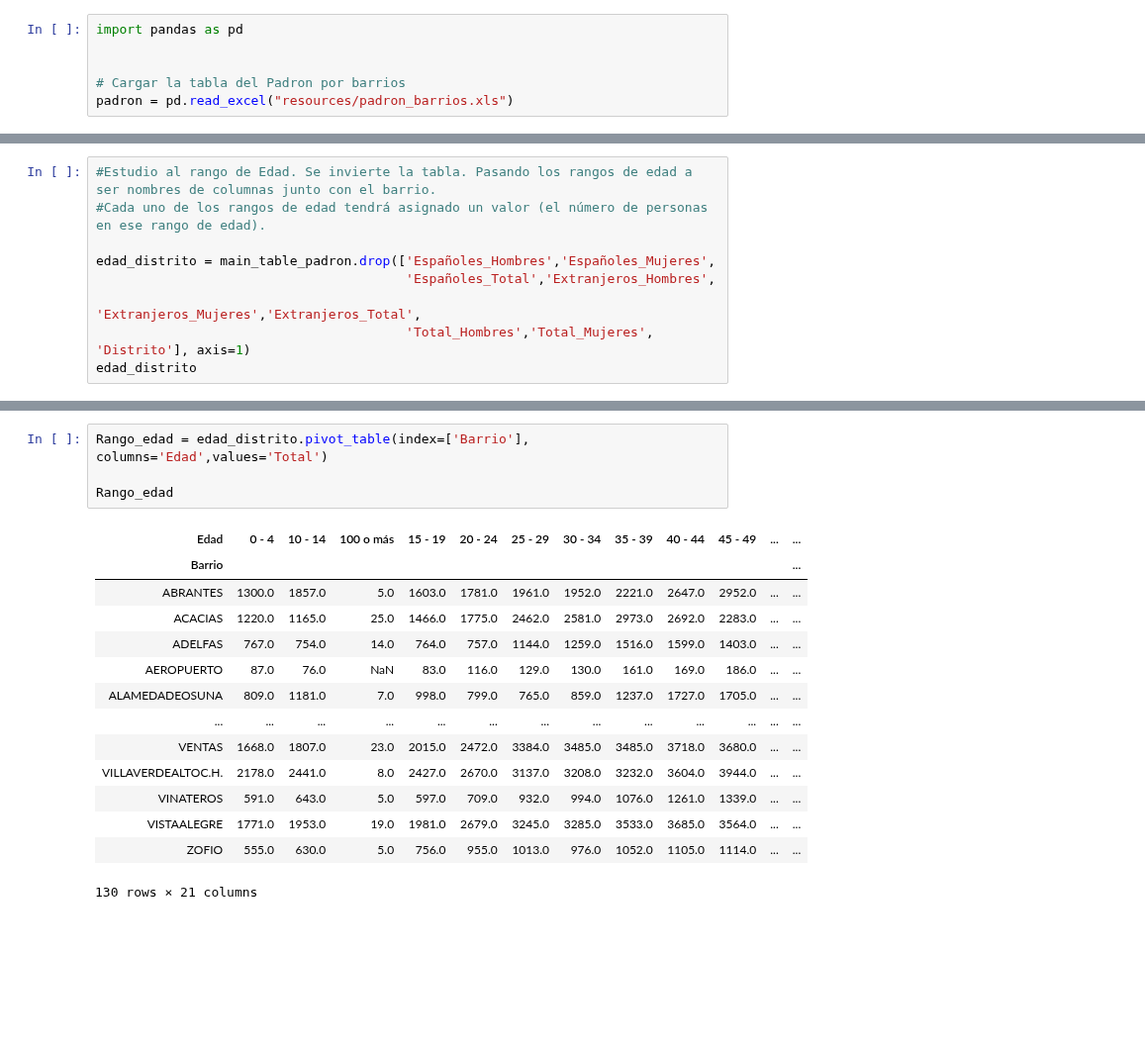
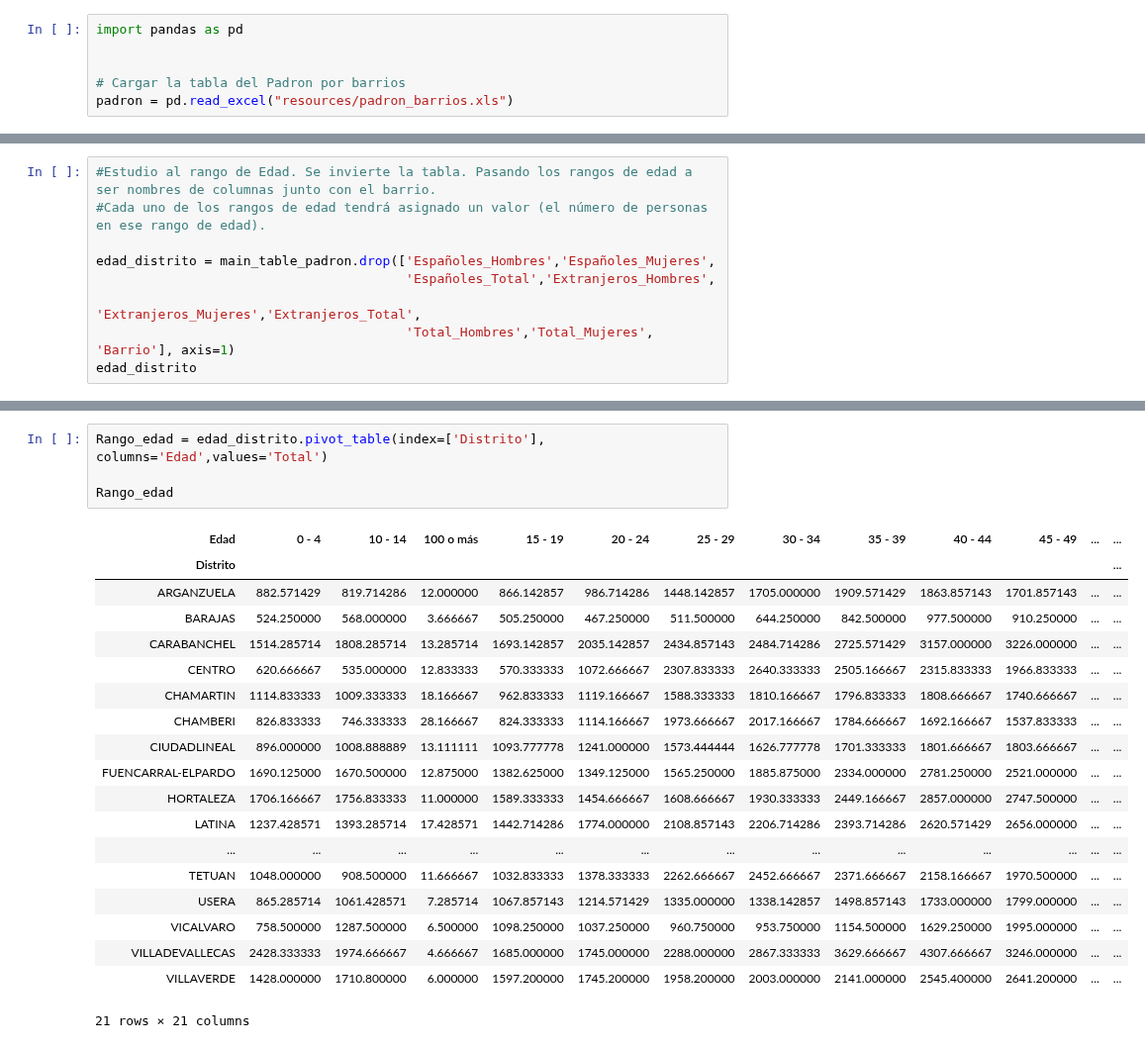
Before and after one commit to InmaLatorre/G3_ProyectoPython, a Jupyter notebook: main_fer.ipynb, the cells around one changed output, grey strips where cells are left out. Shown at 99% size. Saved outputs shown, nothing was run; the diff lists cells and outputs as text; blank space fills up the shorter version.

Commit message:
Cambio de Barrio a Distrito

```diff
--- a/main_fer.ipynb
+++ b/main_fer.ipynb
@@ -93,6 +90,6 @@ main_table_padron.head(50)
 edad_distrito = main_table_padron.drop(['Españoles_Hombres','Españoles_Mujeres',
                                         'Españoles_Total','Extranjeros_Hombres',
                                         'Extranjeros_Mujeres','Extranjeros_Total',
-                                        'Total_Hombres','Total_Mujeres', 'Distrito'], axis=1)
+                                        'Total_Hombres','Total_Mujeres', 'Barrio'], axis=1)
 edad_distrito
 # %% [output]
@@ -111,23 +108,28 @@ edad_distrito
 2724 rows × 3 columns
 # %%
-Rango_edad = edad_distrito.pivot_table(index=['Barrio'], columns='Edad',values='Total')
+Rango_edad = edad_distrito.pivot_table(index=['Distrito'], columns='Edad',values='Total')
 
 Rango_edad
 # %% [output]
 | Edad | 0 - 4 | 10 - 14 | 100 o más | 15 - 19 | 20 - 24 | 25 - 29 | 30 - 34 | 35 - 39 | 40 - 44 | 45 - 49 | ... | ... |
-| Barrio |  |  |  |  |  |  |  |  |  |  |  | ... |
-| ABRANTES | 1300.0 | 1857.0 | 5.0 | 1603.0 | 1781.0 | 1961.0 | 1952.0 | 2221.0 | 2647.0 | 2952.0 | ... | ... |
-| ACACIAS | 1220.0 | 1165.0 | 25.0 | 1466.0 | 1775.0 | 2462.0 | 2581.0 | 2973.0 | 2692.0 | 2283.0 | ... | ... |
-| ADELFAS | 767.0 | 754.0 | 14.0 | 764.0 | 757.0 | 1144.0 | 1259.0 | 1516.0 | 1599.0 | 1403.0 | ... | ... |
-| AEROPUERTO | 87.0 | 76.0 | NaN | 83.0 | 116.0 | 129.0 | 130.0 | 161.0 | 169.0 | 186.0 | ... | ... |
-| ALAMEDADEOSUNA | 809.0 | 1181.0 | 7.0 | 998.0 | 799.0 | 765.0 | 859.0 | 1237.0 | 1727.0 | 1705.0 | ... | ... |
+| Distrito |  |  |  |  |  |  |  |  |  |  |  | ... |
+| ARGANZUELA | 882.571429 | 819.714286 | 12.000000 | 866.142857 | 986.714286 | 1448.142857 | 1705.000000 | 1909.571429 | 1863.857143 | 1701.857143 | ... | ... |
+| BARAJAS | 524.250000 | 568.000000 | 3.666667 | 505.250000 | 467.250000 | 511.500000 | 644.250000 | 842.500000 | 977.500000 | 910.250000 | ... | ... |
+| CARABANCHEL | 1514.285714 | 1808.285714 | 13.285714 | 1693.142857 | 2035.142857 | 2434.857143 | 2484.714286 | 2725.571429 | 3157.000000 | 3226.000000 | ... | ... |
+| CENTRO | 620.666667 | 535.000000 | 12.833333 | 570.333333 | 1072.666667 | 2307.833333 | 2640.333333 | 2505.166667 | 2315.833333 | 1966.833333 | ... | ... |
+| CHAMARTIN | 1114.833333 | 1009.333333 | 18.166667 | 962.833333 | 1119.166667 | 1588.333333 | 1810.166667 | 1796.833333 | 1808.666667 | 1740.666667 | ... | ... |
+| CHAMBERI | 826.833333 | 746.333333 | 28.166667 | 824.333333 | 1114.166667 | 1973.666667 | 2017.166667 | 1784.666667 | 1692.166667 | 1537.833333 | ... | ... |
+| CIUDADLINEAL | 896.000000 | 1008.888889 | 13.111111 | 1093.777778 | 1241.000000 | 1573.444444 | 1626.777778 | 1701.333333 | 1801.666667 | 1803.666667 | ... | ... |
+| FUENCARRAL-ELPARDO | 1690.125000 | 1670.500000 | 12.875000 | 1382.625000 | 1349.125000 | 1565.250000 | 1885.875000 | 2334.000000 | 2781.250000 | 2521.000000 | ... | ... |
+| HORTALEZA | 1706.166667 | 1756.833333 | 11.000000 | 1589.333333 | 1454.666667 | 1608.666667 | 1930.333333 | 2449.166667 | 2857.000000 | 2747.500000 | ... | ... |
+| LATINA | 1237.428571 | 1393.285714 | 17.428571 | 1442.714286 | 1774.000000 | 2108.857143 | 2206.714286 | 2393.714286 | 2620.571429 | 2656.000000 | ... | ... |
 | ... | ... | ... | ... | ... | ... | ... | ... | ... | ... | ... | ... | ... |
-| VENTAS | 1668.0 | 1807.0 | 23.0 | 2015.0 | 2472.0 | 3384.0 | 3485.0 | 3485.0 | 3718.0 | 3680.0 | ... | ... |
-| VILLAVERDEALTOC.H. | 2178.0 | 2441.0 | 8.0 | 2427.0 | 2670.0 | 3137.0 | 3208.0 | 3232.0 | 3604.0 | 3944.0 | ... | ... |
-| VINATEROS | 591.0 | 643.0 | 5.0 | 597.0 | 709.0 | 932.0 | 994.0 | 1076.0 | 1261.0 | 1339.0 | ... | ... |
-| VISTAALEGRE | 1771.0 | 1953.0 | 19.0 | 1981.0 | 2679.0 | 3245.0 | 3285.0 | 3533.0 | 3685.0 | 3564.0 | ... | ... |
-| ZOFIO | 555.0 | 630.0 | 5.0 | 756.0 | 955.0 | 1013.0 | 976.0 | 1052.0 | 1105.0 | 1114.0 | ... | ... |
+| TETUAN | 1048.000000 | 908.500000 | 11.666667 | 1032.833333 | 1378.333333 | 2262.666667 | 2452.666667 | 2371.666667 | 2158.166667 | 1970.500000 | ... | ... |
+| USERA | 865.285714 | 1061.428571 | 7.285714 | 1067.857143 | 1214.571429 | 1335.000000 | 1338.142857 | 1498.857143 | 1733.000000 | 1799.000000 | ... | ... |
+| VICALVARO | 758.500000 | 1287.500000 | 6.500000 | 1098.250000 | 1037.250000 | 960.750000 | 953.750000 | 1154.500000 | 1629.250000 | 1995.000000 | ... | ... |
+| VILLADEVALLECAS | 2428.333333 | 1974.666667 | 4.666667 | 1685.000000 | 1745.000000 | 2288.000000 | 2867.333333 | 3629.666667 | 4307.666667 | 3246.000000 | ... | ... |
+| VILLAVERDE | 1428.000000 | 1710.800000 | 6.000000 | 1597.200000 | 1745.200000 | 1958.200000 | 2003.000000 | 2141.000000 | 2545.400000 | 2641.200000 | ... | ... |
-130 rows × 21 columns
+21 rows × 21 columns
 # %%
 main_table_edad = Rango_edad.rename(columns = {'0 - 4':'Edad (0 - 4)',
                                                '5 - 9': 'Edad (5 - 9)',
```
Also changed, not shown: parts of 5 cells of this notebook.
